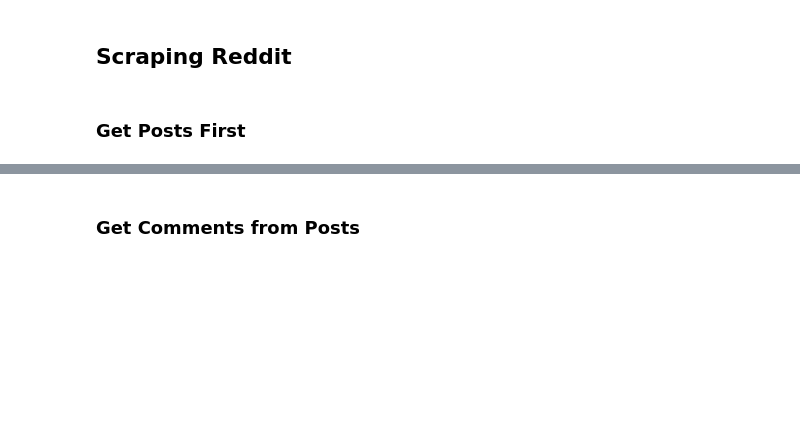
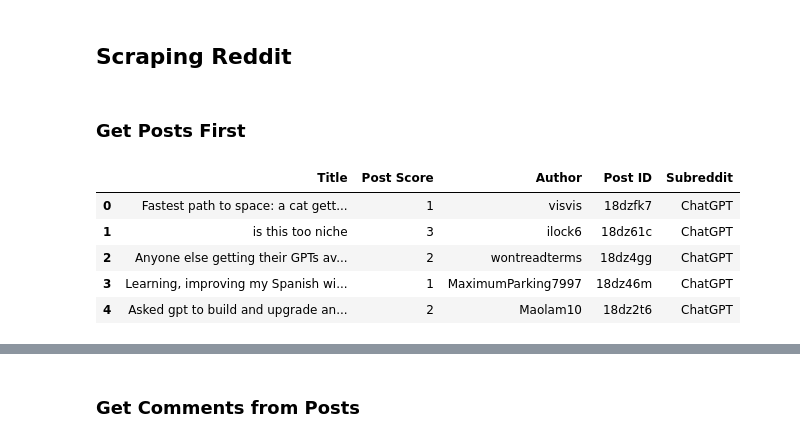
Before and after one commit to mindyng/2023-Business-Projects, a Jupyter notebook: sentiment-analysis-on-llm-chatbots.ipynb, the cells around one changed output, grey strips where cells are left out. Saved outputs shown, nothing was run; the diff lists cells and outputs as text; code cells hidden in the pictures; blank space fills up the shorter version.

```diff
--- a/sentiment-analysis-on-llm-chatbots.ipynb
+++ b/sentiment-analysis-on-llm-chatbots.ipynb
@@ -333,32 +327,39 @@ df.sample(5)
 # %%
 # reddit = praw.Reddit(client_id='',
 #                      client_secret='',
 #                      user_agent='')
 
-# reddit = praw.Reddit(client_id=credentials["reddit_client_id"],
-#                      client_secret=credentials["reddit_client_secret"],
-#                      user_agent=credentials["reddit_user_agent"])
+reddit = praw.Reddit(client_id=credentials2["reddit_client_id"],
+                     client_secret=credentials2["reddit_client_secret"],
+                     user_agent=credentials2["reddit_user_agent"])
 
-# chatgpt_subreddit = reddit.subreddit('ChatGPT')
+chatgpt_subreddit = reddit.subreddit('ChatGPT')
 
-# # Retrieve posts from the subreddit
-# posts = chatgpt_subreddit.new(limit=900)  # Use the "new" method to retrieve new posts
+# Retrieve posts from the subreddit
+posts = chatgpt_subreddit.new(limit=900)  # Use the "new" method to retrieve new posts
 
-# # Create a list to store the post data
-# post_data = []
+# Create a list to store the post data
+post_data = []
 
-# # Iterate over the posts and extract relevant information
-# for post in posts:
-#     post_data.append({
-#         'Title': post.title,
-#         'Post Score': post.score,
-#         'Author': post.author.name,
-#         'Post ID': post.id,
-#         'Subreddit': post.subreddit.display_name
-#     })
+# Iterate over the posts and extract relevant information
+for post in posts:
+    post_data.append({
+        'Title': post.title,
+        'Post Score': post.score,
+        'Author': post.author,
+        'Post ID': post.id,
+        'Subreddit': post.subreddit.display_name
+    })
 
-# # Create a DataFrame from the post data
-# posts_df = pd.DataFrame(post_data)
+# Create a DataFrame from the post data
+posts_df = pd.DataFrame(post_data)
 
-# # Print the resulting DataFrame
-# posts_df.head()
+# Print the resulting DataFrame
+posts_df.head()
+# %% [output]
+|  | Title | Post Score | Author | Post ID | Subreddit |
+| 0 | Fastest path to space: a cat gett... | 1 | visvis | 18dzfk7 | ChatGPT |
+| 1 | is this too niche | 3 | ilock6 | 18dz61c | ChatGPT |
+| 2 | Anyone else getting their GPTs av... | 2 | wontreadterms | 18dz4gg | ChatGPT |
+| 3 | Learning, improving my Spanish wi... | 1 | MaximumParking7997 | 18dz46m | ChatGPT |
+| 4 | Asked gpt to build and upgrade an... | 2 | Maolam10 | 18dz2t6 | ChatGPT |
```
Also changed, not shown: parts of 14 cells of this notebook.
